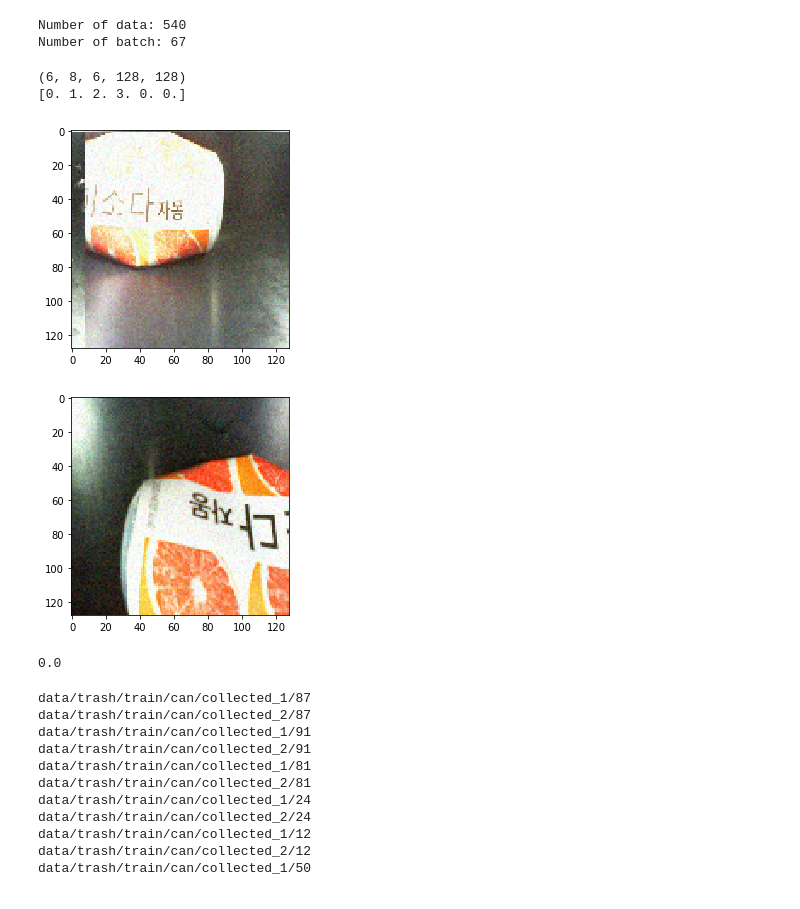
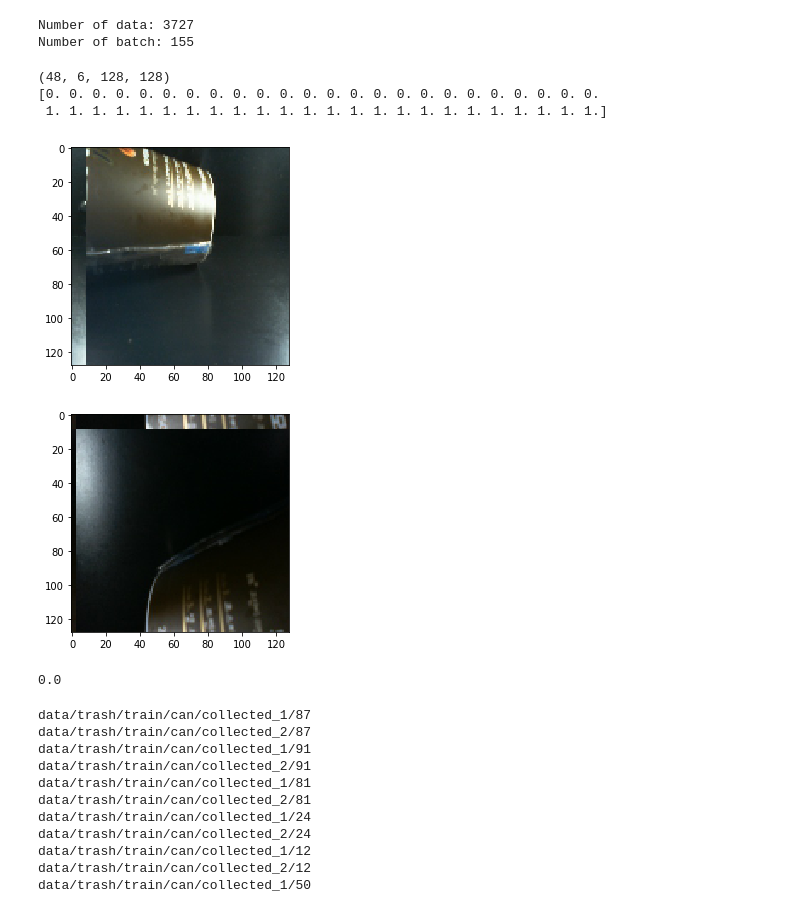
Before and after one commit to fukkuj/hanyang-erica-sw-fusion-conference, a Jupyter notebook: test_data_loader.ipynb, the cells around one changed output. Saved outputs shown, nothing was run; the diff lists cells and outputs as text; code cells hidden in the pictures.

```diff
--- a/test_data_loader.ipynb
+++ b/test_data_loader.ipynb
@@ -4,26 +4,29 @@ import matplotlib.pyplot as plt
 from ai.DataLoader2 import DataLoader
 from env import *
 # %%
-dloader = DataLoader(TRAIN_DATA_PATH, TRASH_CAT)
+dloader = DataLoader(DETECTOR_TRAIN_DATA_PATH, DETECTOR_CAT)
 # %% [output]
-Number of data: 540
-Number of batch: 67
+Number of data: 3727
+Number of batch: 155
 # %%
 x, y = next(dloader.next_batch())
+x = x.reshape(-1, 6, 128, 128)
+y = np.repeat(y, 8, axis=0)
 print(x.shape)
 print(y)
 # %% [output]
-(6, 8, 6, 128, 128)
-[0. 1. 2. 3. 0. 0.]
+(48, 6, 128, 128)
+[0. 0. 0. 0. 0. 0. 0. 0. 0. 0. 0. 0. 0. 0. 0. 0. 0. 0. 0. 0. 0. 0. 0. 0.
+ 1. 1. 1. 1. 1. 1. 1. 1. 1. 1. 1. 1. 1. 1. 1. 1. 1. 1. 1. 1. 1. 1. 1. 1.]
 # %%
-plt.imshow((x[0, 0, :3].transpose(1, 2, 0) + 0.5))
+plt.imshow((x[27, :3].transpose(1, 2, 0) + 0.5))
 plt.show()
-plt.imshow((x[0, 0, 3:].transpose(1, 2, 0) + 0.5))
+plt.imshow((x[27, 3:].transpose(1, 2, 0) + 0.5))
 plt.show()
 print(y[0])
 # %% [output]
-[figure, old version]
+[figure, new version]
-[figure, old version]
+[figure, new version]
 0.0
 # %%
 for i in range(100):
```
Also changed, not shown: 10 other files.
